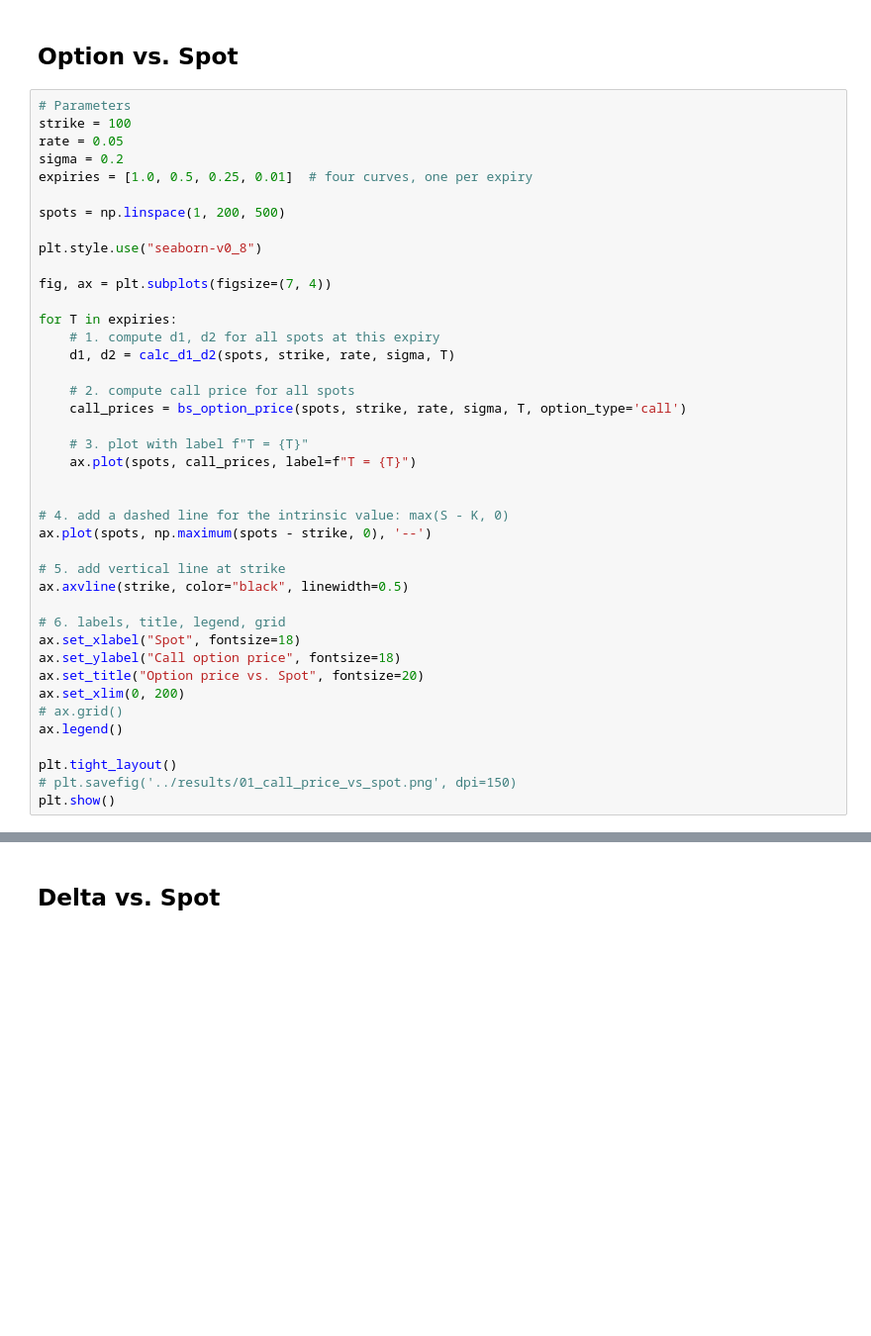
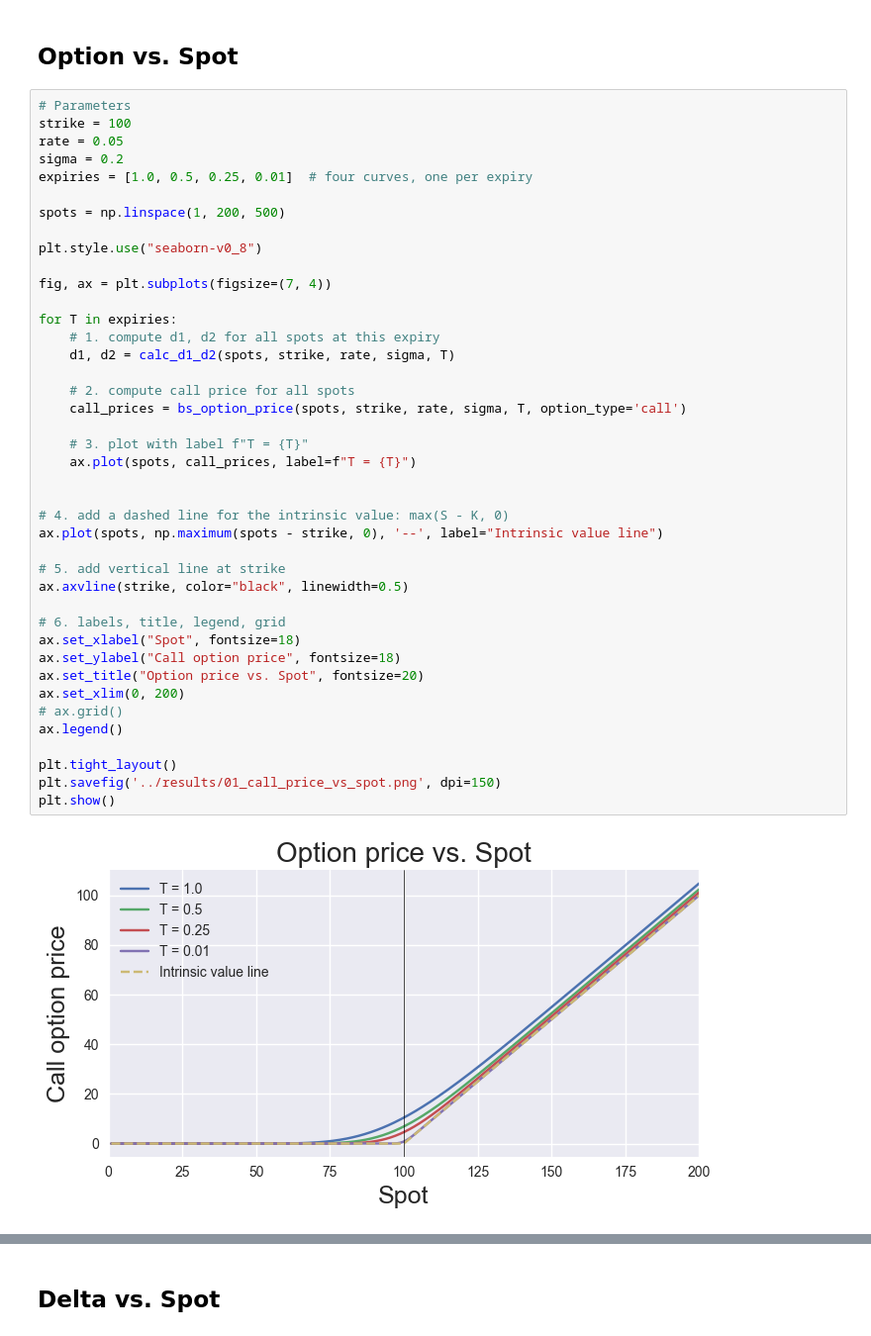
Before and after one commit to basavaraja7371/quant-finance-python, a Jupyter notebook: notebooks/01_black_scholes_exploration.ipynb, the cells around one changed output, grey strips where cells are left out. Shown at 99% size. Cells and saved outputs as stored; diff of their text form; blank space fills up the shorter version.

```diff
--- a/notebooks/01_black_scholes_exploration.ipynb
+++ b/notebooks/01_black_scholes_exploration.ipynb
@@ -20,32 +22,34 @@ spots = np.linspace(1, 200, 500)
 plt.style.use("seaborn-v0_8")
 
 fig, ax = plt.subplots(figsize=(7, 4))
 
 for T in expiries:
     # 1. compute d1, d2 for all spots at this expiry
     d1, d2 = calc_d1_d2(spots, strike, rate, sigma, T)
 
     # 2. compute call price for all spots
     call_prices = bs_option_price(spots, strike, rate, sigma, T, option_type='call')
 
     # 3. plot with label f"T = {T}"
     ax.plot(spots, call_prices, label=f"T = {T}")
 
 
 # 4. add a dashed line for the intrinsic value: max(S - K, 0)
-ax.plot(spots, np.maximum(spots - strike, 0), '--')
+ax.plot(spots, np.maximum(spots - strike, 0), '--', label="Intrinsic value line")
 
 # 5. add vertical line at strike
 ax.axvline(strike, color="black", linewidth=0.5)
 
 # 6. labels, title, legend, grid
 ax.set_xlabel("Spot", fontsize=18)
 ax.set_ylabel("Call option price", fontsize=18)
 ax.set_title("Option price vs. Spot", fontsize=20)
 ax.set_xlim(0, 200)
 # ax.grid()
 ax.legend()
 
 plt.tight_layout()
-# plt.savefig('../results/01_call_price_vs_spot.png', dpi=150)
+plt.savefig('../results/01_call_price_vs_spot.png', dpi=150)
 plt.show()
+# %% [output]
+[figure, added]
```
Also changed, not shown: parts of 9 cells of this notebook, 4 other files.
